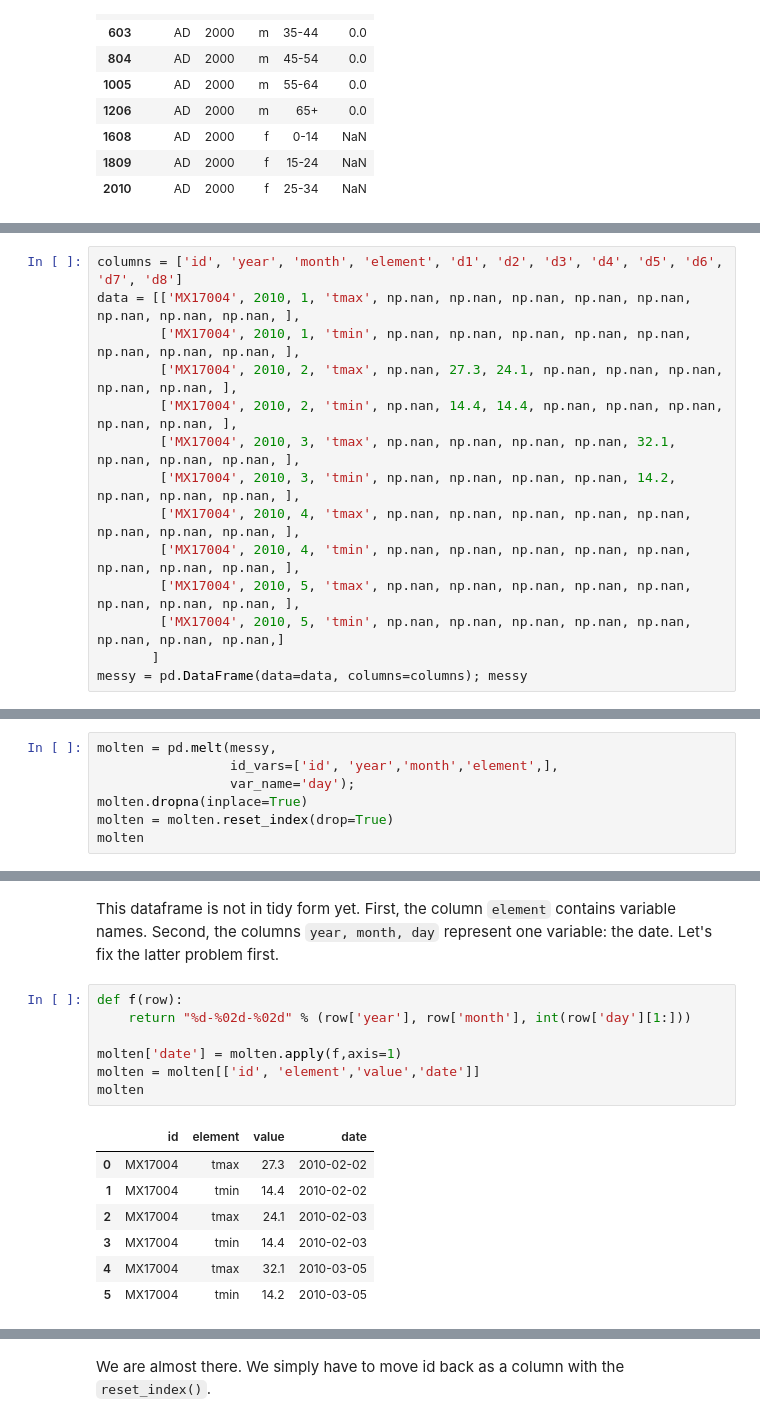
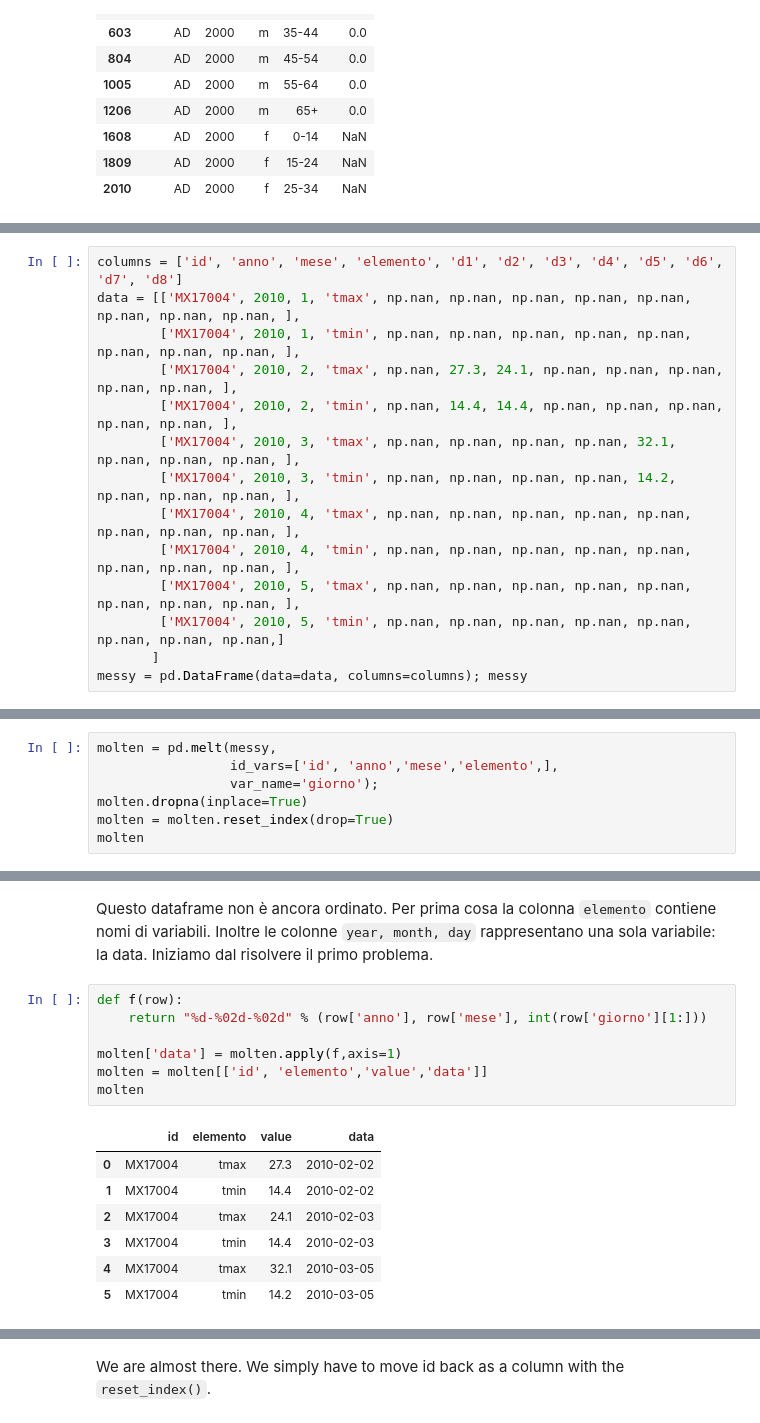
Before and after one commit to aborruso/Tidy-Data, a Jupyter notebook: Tidy-Data.ipynb, the cells around one changed output, grey strips where cells are left out. Cells and saved outputs as stored; diff of their text form.

```diff
--- a/Tidy-Data.ipynb
+++ b/Tidy-Data.ipynb
@@ -302,5 +305,5 @@ This example is really tricky.  Let's first create the dataframe.  This time, I
 # %%
-columns = ['id', 'year', 'month', 'element', 'd1', 'd2', 'd3', 'd4', 'd5', 'd6', 'd7', 'd8']
+columns = ['id', 'anno', 'mese', 'elemento', 'd1', 'd2', 'd3', 'd4', 'd5', 'd6', 'd7', 'd8']
 data = [['MX17004', 2010, 1, 'tmax', np.nan, np.nan, np.nan, np.nan, np.nan, np.nan, np.nan, np.nan, ],
         ['MX17004', 2010, 1, 'tmin', np.nan, np.nan, np.nan, np.nan, np.nan, np.nan, np.nan, np.nan, ],
         ['MX17004', 2010, 2, 'tmax', np.nan, 27.3, 24.1, np.nan, np.nan, np.nan, np.nan, np.nan, ],
@@ -330,7 +333,7 @@ Most of the values are not relevant.  However, filtering the NaN values is impos
 # %%
 molten = pd.melt(messy,
-                 id_vars=['id', 'year','month','element',],
-                 var_name='day');
+                 id_vars=['id', 'anno','mese','elemento',],
+                 var_name='giorno');
 molten.dropna(inplace=True)
 molten = molten.reset_index(drop=True)
 molten
@@ -342,17 +345,17 @@ molten
 | 3 | MX17004 | 2010 | 2 | tmin | d3 | 14.4 |
 | 4 | MX17004 | 2010 | 3 | tmax | d5 | 32.1 |
 | 5 | MX17004 | 2010 | 3 | tmin | d5 | 14.2 |
-# %% [markdown]
-This dataframe is not in tidy form yet.  First, the column `element` contains variable names.  Second, the columns `year, month, day` represent one variable: the date.  Let's fix the latter problem first.
+# %% [markdown]
+Questo dataframe non è ancora ordinato. Per prima cosa la colonna `elemento` contiene nomi di variabili. Inoltre le colonne `year, month, day` rappresentano una sola variabile: la data. Iniziamo dal risolvere il primo problema.
 # %%
 def f(row):
-    return "%d-%02d-%02d" % (row['year'], row['month'], int(row['day'][1:]))
+    return "%d-%02d-%02d" % (row['anno'], row['mese'], int(row['giorno'][1:]))
 
-molten['date'] = molten.apply(f,axis=1)
-molten = molten[['id', 'element','value','date']]
+molten['data'] = molten.apply(f,axis=1)
+molten = molten[['id', 'elemento','value','data']]
 molten
 # %% [output]
-|  | id | element | value | date |
+|  | id | elemento | value | data |
 | 0 | MX17004 | tmax | 27.3 | 2010-02-02 |
 | 1 | MX17004 | tmin | 14.4 | 2010-02-02 |
 | 2 | MX17004 | tmax | 24.1 | 2010-02-03 |
```
Also changed, not shown: parts of 26 cells of this notebook, 1 other file.
